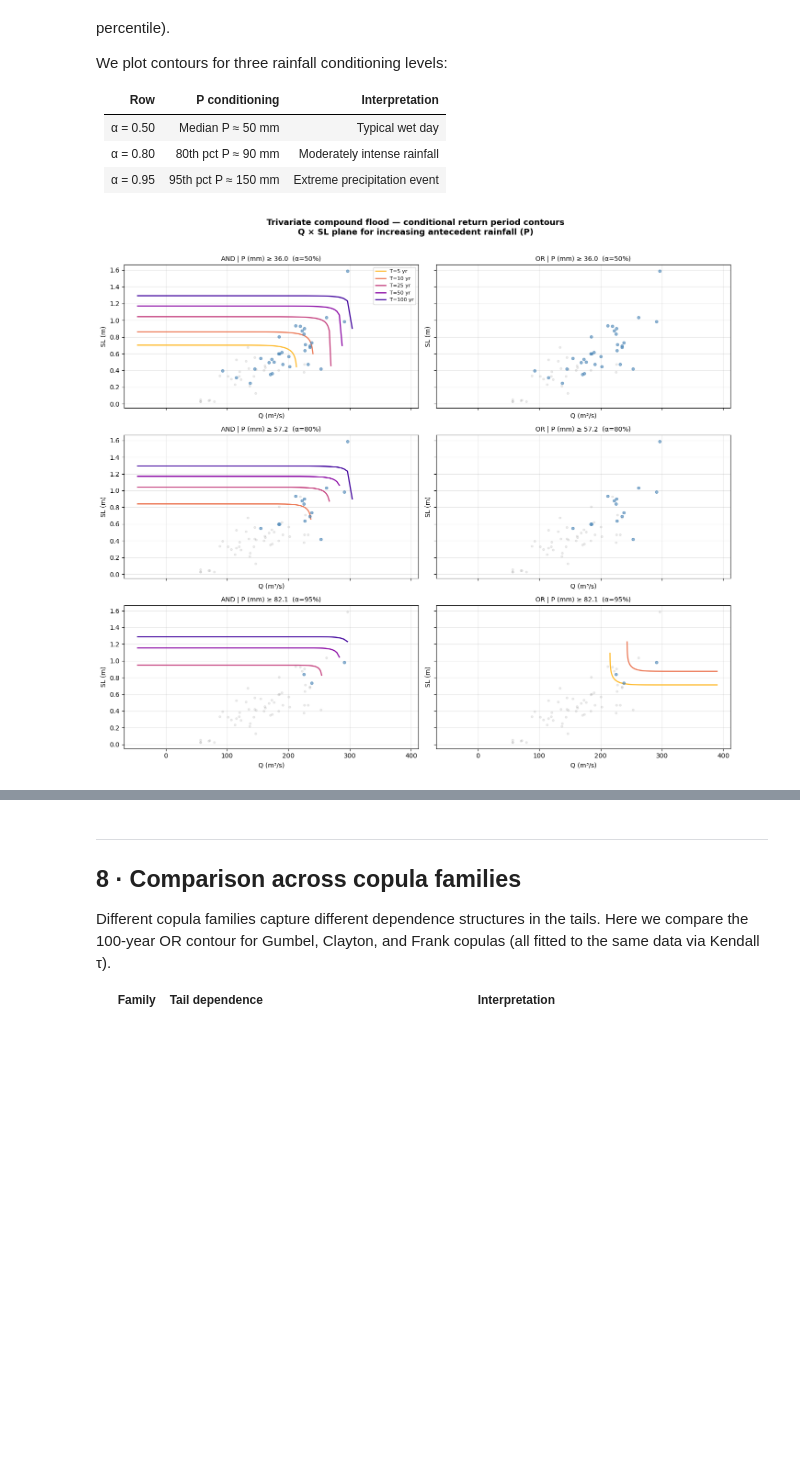
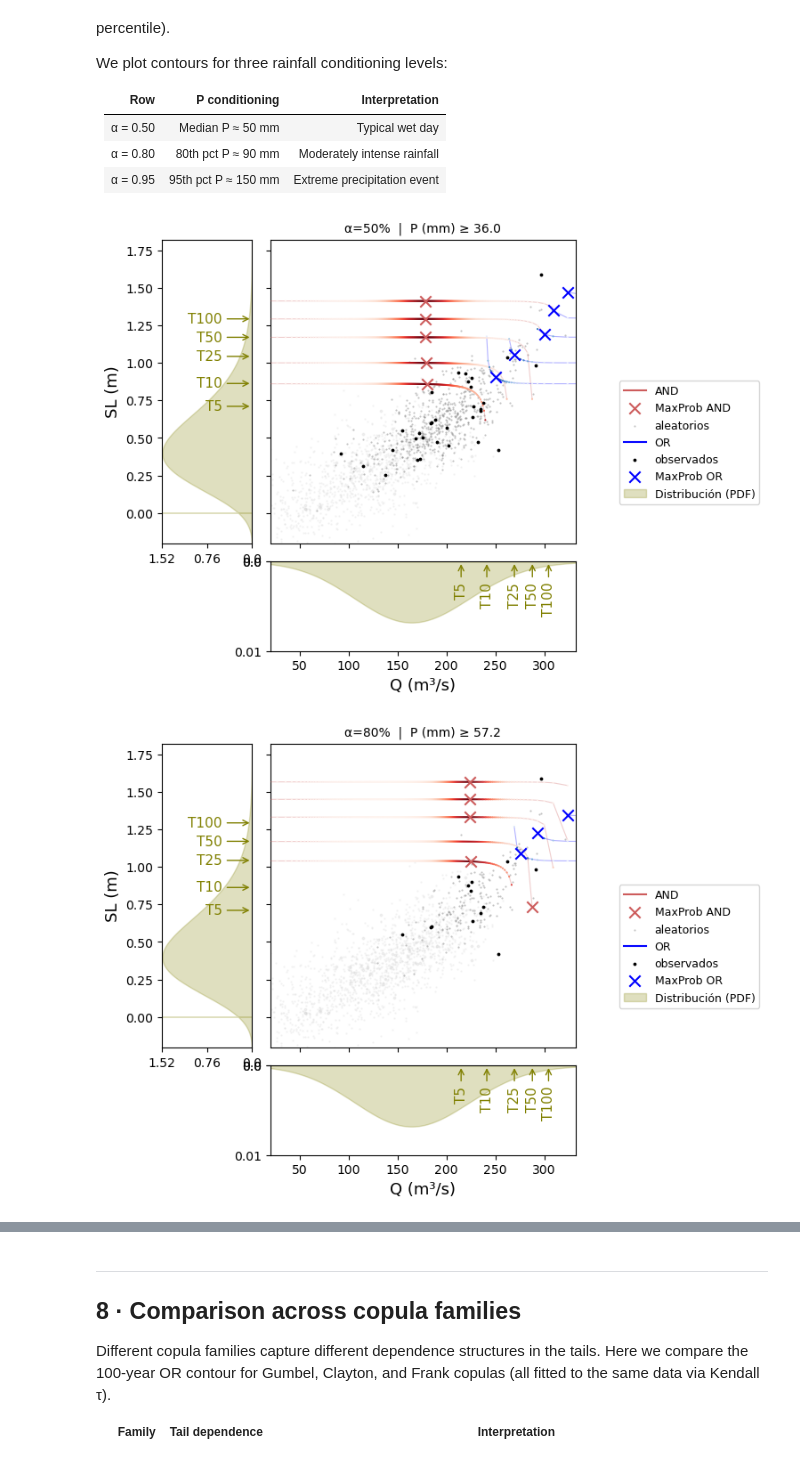
Before and after one commit to navass11/HYDRA, a Jupyter notebook: notebooks/climate/spatial_analysis/compound_flooding.ipynb, the cells around one changed output, grey strips where cells are left out. Saved outputs shown, nothing was run; the diff lists cells and outputs as text; code cells hidden in the pictures; blank space fills up the shorter version.

```diff
--- a/notebooks/climate/spatial_analysis/compound_flooding.ipynb
+++ b/notebooks/climate/spatial_analysis/compound_flooding.ipynb
@@ -301,13 +301,6 @@ for T in T_LIST:
         xm, ym = bvcp.most_probable_event(T, scenario=scen)
         if xm is not None:
             print(f'{T:>8}  {scen:>8}  {xm:>14.1f}  {ym:>12.3f}')
-
-# ── Joint plot + MPDE (markers built into plot_joint) ──────────────────
-fig, (main, xMarg, yMarg) = bvcp.plot_joint(
-    T_list=T_LIST, n_synthetic=3000, figsize=(6, 6)
-)
-display(fig)
-plt.close(fig)
 # %% [output]
   T (yr)  Scenario   Q_MPDE (m³/s)   SL_MPDE (m)
 --------------------------------------------------
@@ -426,18 +418,17 @@ We plot contours for three rainfall conditioning levels:
 | α = 0.80 | 80th pct P ≈ 90 mm | Moderately intense rainfall |
 | α = 0.95 | 95th pct P ≈ 150 mm | Extreme precipitation event |
 # %%
-fig, axes = tvcp.plot(
+from IPython.display import display
+
+figs = tvcp.plot_joint(
+    z_quantiles=(0.50, 0.80, 0.95),
     T_list=[5, 10, 25, 50, 100],
-    z_quantiles=(0.50, 0.80, 0.95),
-    figsize=(14, 12),
+    n_synthetic=2000,
+    figsize=(6, 6),
 )
-
-plt.suptitle(
-    "Trivariate compound flood — conditional return period contours\n"
-    "Q × SL plane for increasing antecedent rainfall (P)",
-    fontsize=13, fontweight="bold", y=1.01,
-)
-plt.tight_layout()
-plt.show()
+for fig, _ in figs:
+    display(fig)
+    plt.close(fig)
 # %% [output]
-[figure, old version]
+[figure, new version]
+[figure, added]
```
Also changed, not shown: parts of 2 cells of this notebook, 1 other file.
